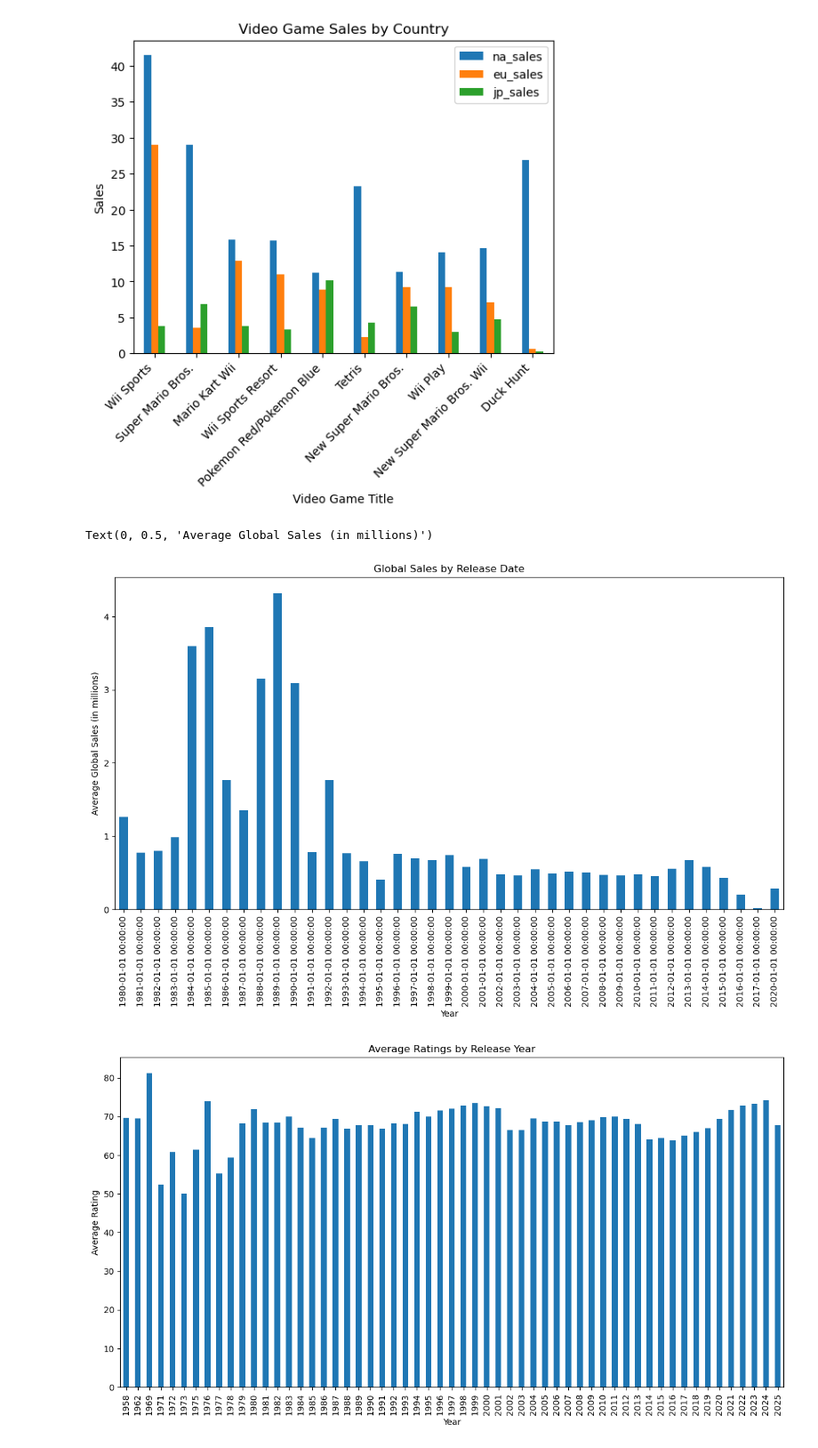
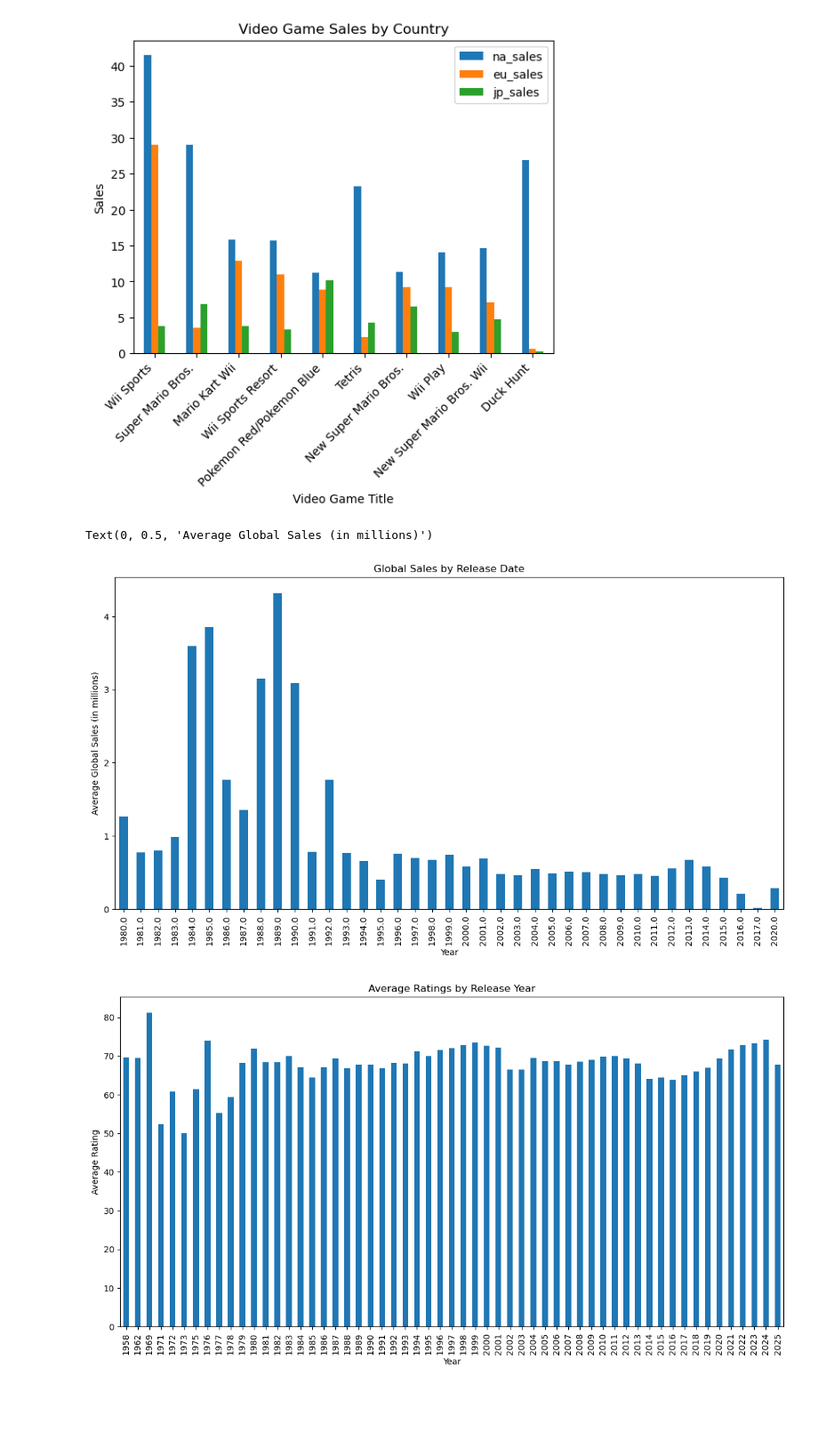
Before and after one commit to knohavec/Project-1-, a Jupyter notebook: Data Exploration Jupiter Notebooks/video_game_sales.ipynb, the cells around one changed output. Shown at 89% size. Saved outputs shown, nothing was run; the diff lists cells and outputs as text; code cells hidden in the pictures; blank space fills up the shorter version.

Commit message:
fixed sales graph

```diff
--- a/Data Exploration Jupiter Notebooks/video_game_sales.ipynb
+++ b/Data Exploration Jupiter Notebooks/video_game_sales.ipynb
@@ -336,15 +336,17 @@ plot_bar(video_game_by_country, x_col='name', y_col=['na_sales', 'eu_sales', 'jp
 # %%
 #Visualize Sales by Release Date
 sales_df = pd.read_csv('..//Cleaned Data//video_games_sales.csv')
 sales_df['year'] = pd.to_datetime(sales_df['year'], format='%Y')
+sales_df['year'] = sales_df['year'].dt.year
+
 plt.figure(figsize=(14, 7))
 sales_df.groupby('year')['global_sales'].mean().plot(kind='bar')
 plt.title('Global Sales by Release Date')
 plt.xlabel('Year')
 plt.ylabel('Average Global Sales (in millions)')
 # %% [output]
 Text(0, 0.5, 'Average Global Sales (in millions)')
-[figure, old version]
+[figure, new version]
 # %%
 #Visualize Ratings to Release Date
 ratings_df = pd.read_csv('..//Cleaned Data//video_games_ratings.csv')
```
